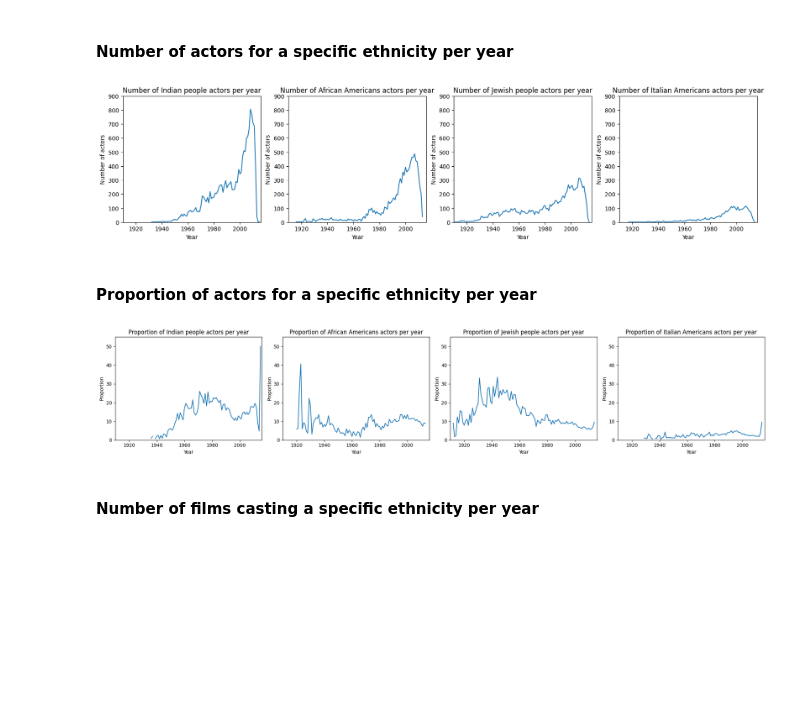
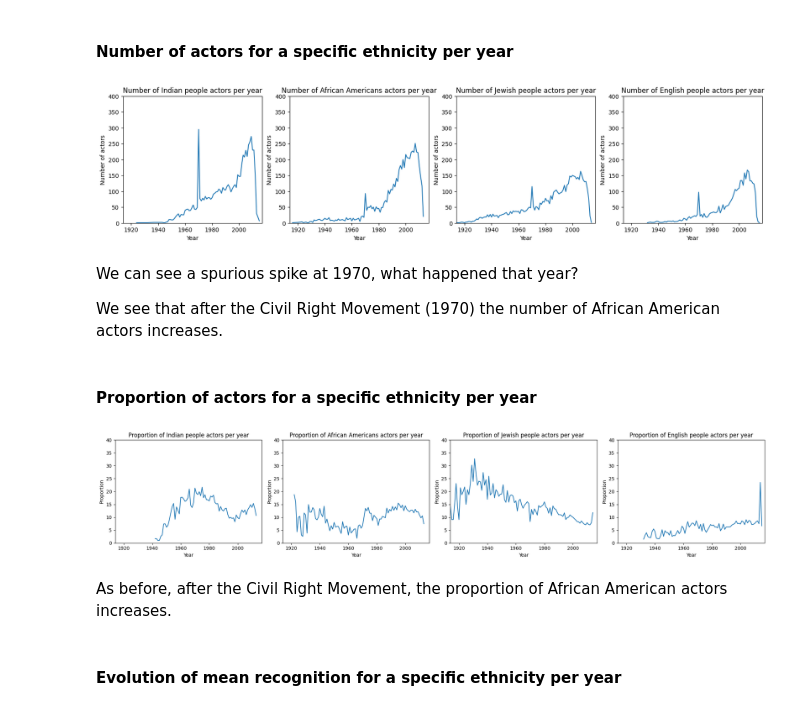
Before and after one commit to epfl-ada/ada-2023-project-pandateam23, a Jupyter notebook: Nicolas.ipynb, the cells around one changed output. Saved outputs shown, nothing was run; the diff lists cells and outputs as text; code cells hidden in the pictures; blank space fills up the shorter version.

```diff
--- a/Nicolas.ipynb
+++ b/Nicolas.ipynb
@@ -117,0 +404,8 @@ Name: ethnicity_name, dtype: int64
+# %%
+# Fill the ethnicities for the rows that have missing value
+for json_name, ethnicity_name in zip(JSON_NAMES, ETHNICITY_NAMES):
+    with open(json_name, mode="r") as f:
+        ethnicity_actors = json.load(f)
+
+    mask = (actor_ethnicity_year['Actor ethnicity'] == '') & (actor_ethnicity_year['Actor Name'].isin(ethnicity_actors))
+    actor_ethnicity_year.loc[mask, 'Actor ethnicity'] = ethnicity_name
@@ -117,0 +417,4 @@ Name: ethnicity_name, dtype: int64
+# %%
+# Remove rows with missing values
+actor_ethnicity_year = actor_ethnicity_year[actor_ethnicity_year['Actor ethnicity'] != '']
+display(actor_ethnicity_year)
@@ -118,46 +435,52 @@ Name: ethnicity_name, dtype: int64
 # %% [markdown]
 #### Number of actors for a specific ethnicity per year
 # %%
-ETHNICITIES = ["Indian people", "African Americans", "Jewish people", "Italian Americans"]
+ETHNICITIES = ["Indian people", "African Americans", "Jewish people", "English people"]
 # %%
 length = len(ETHNICITIES)
 fig, axes = plt.subplots(1, length, figsize=(5*length, 4))
 
 for idx, eth in enumerate(ETHNICITIES):
-    ethnicity_actors = characters[characters['ethnicity_name'] == eth]
-    nb_ethnicity_actors_per_year = ethnicity_actors.groupby(['movie_year']).size()
+    ethnicity_actors = actor_ethnicity_year[actor_ethnicity_year['Actor ethnicity'] == eth]
+    nb_ethnicity_actors_per_year = ethnicity_actors.groupby(['Year']).size()
     nb_ethnicity_actors_per_year.plot(ax=axes[idx])
 
     axes[idx].set_title(f"Number of {eth} actors per year")
     axes[idx].set_xlabel("Year")
-    axes[idx].set_xlim(1910, 2016)
+    axes[idx].set_xlim(1914, 2017)
     axes[idx].set_ylabel("Number of actors")
-    axes[idx].set_ylim(0, 900)
+    axes[idx].set_ylim(0, 400)
 # %% [output]
-[figure, old version]
+[figure, new version]
+# %% [markdown]
+We can see a spurious spike at 1970, what happened that year?
+
+We see that after the Civil Right Movement (1970) the number of African American actors increases.
 # %% [markdown]
 #### Proportion of actors for a specific ethnicity per year
 # %%
 length = len(ETHNICITIES)
 fig, axes = plt.subplots(1, length, figsize=(5*length, 4))
 
 for idx, eth in enumerate(ETHNICITIES):
-    ethnicity_actors = characters[characters['ethnicity_name'] == eth]
-    nb_ethnicity_actors_per_year = ethnicity_actors.groupby(['movie_year']).size()
+    ethnicity_actors = actor_ethnicity_year[actor_ethnicity_year['Actor ethnicity'] == eth]
+    nb_ethnicity_actors_per_year = ethnicity_actors.groupby(['Year']).size()
 
-    nb_actors_per_year = characters.groupby(['movie_year']).size()
+    nb_actors_per_year = actor_ethnicity_year.groupby(['Year']).size()
     perc_ethnicity_actors_per_year = nb_ethnicity_actors_per_year / nb_actors_per_year * 100.0
 
     perc_ethnicity_actors_per_year.plot(ax=axes[idx])
 
     axes[idx].set_title(f"Proportion of {eth} actors per year")
     axes[idx].set_xlabel("Year")
-    axes[idx].set_xlim(1910, 2016)
+    axes[idx].set_xlim(1914, 2017)
     axes[idx].set_ylabel("Proportion")
-    axes[idx].set_ylim(0, 55)
+    axes[idx].set_ylim(0, 40)
 
 plt.tight_layout()
 # %% [output]
-[figure, old version]
+[figure, new version]
+# %% [markdown]
+As before, after the Civil Right Movement, the proportion of African American actors increases.
 # %% [markdown]
-#### Number of films casting a specific ethnicity per year
+#### Evolution of mean recognition for a specific ethnicity per year
```
Also changed, not shown: parts of 66 cells of this notebook.
